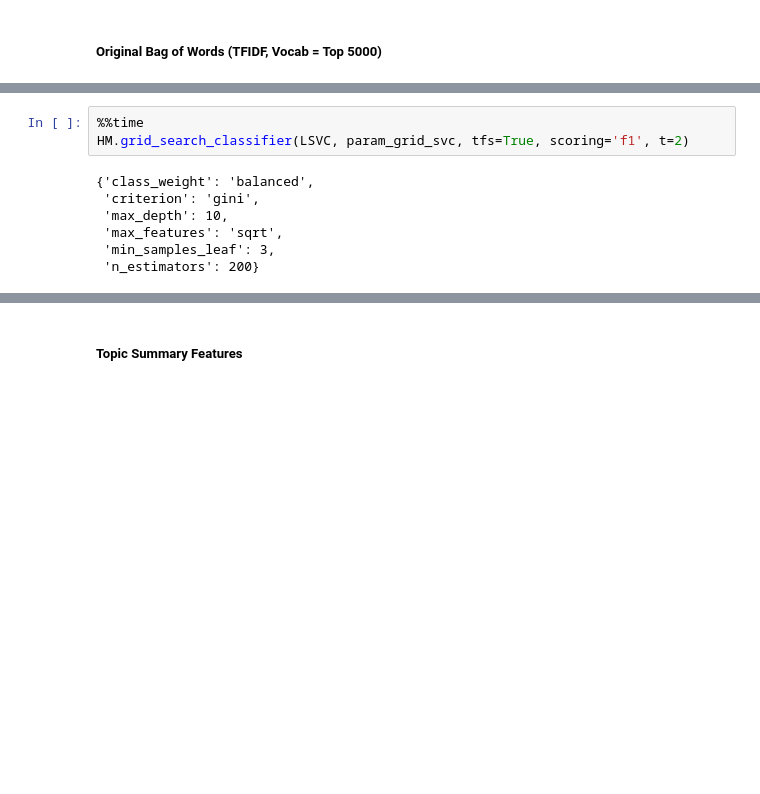
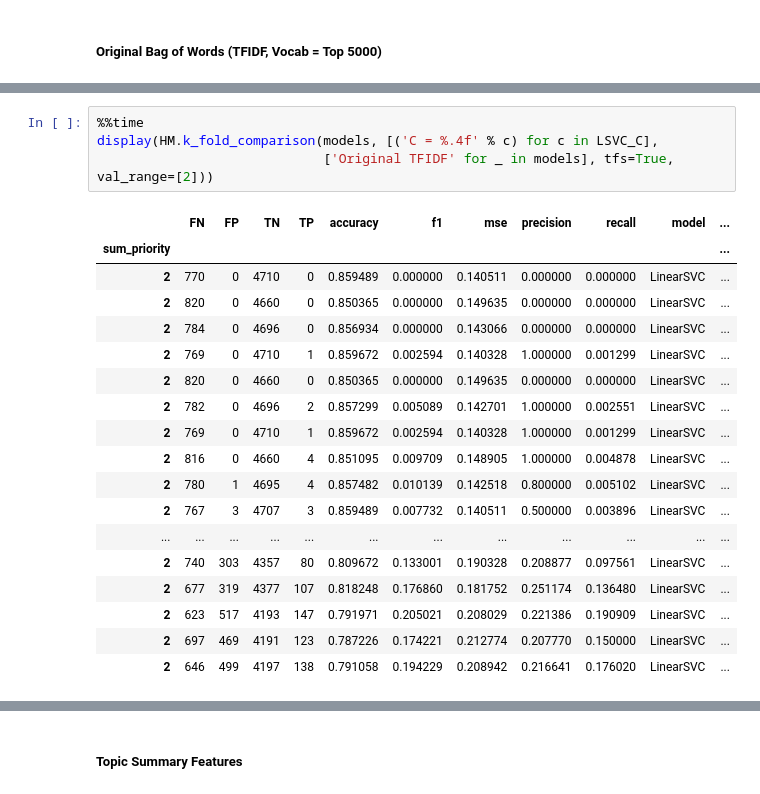
Before and after one commit to tbackes/yelp-health, a Jupyter notebook: code/yelp-model-exploration.ipynb, the cells around one changed output, grey strips where cells are left out. Drawn from its saved outputs; the diff is of its cells as text; blank space fills up the shorter version.

```diff
--- a/code/yelp-model-exploration.ipynb
+++ b/code/yelp-model-exploration.ipynb
@@ -594,10 +657,23 @@ HM.grid_search_classifier(LSVC, param_grid_svc, tfs=True, scoring='precision', t
-# %%
-%%time
-HM.grid_search_classifier(LSVC, param_grid_svc, tfs=True, scoring='f1', t=2)
-# %% [output]
-{'class_weight': 'balanced',
- 'criterion': 'gini',
- 'max_depth': 10,
- 'max_features': 'sqrt',
- 'min_samples_leaf': 3,
- 'n_estimators': 200}
+# %%
+%%time
+display(HM.k_fold_comparison(models, [('C = %.4f' % c) for c in LSVC_C],
+                             ['Original TFIDF' for _ in models], tfs=True, val_range=[2]))
+# %% [output]
+|  | FN | FP | TN | TP | accuracy | f1 | mse | precision | recall | model | ... |
+| sum_priority |  |  |  |  |  |  |  |  |  |  | ... |
+| 2 | 770 | 0 | 4710 | 0 | 0.859489 | 0.000000 | 0.140511 | 0.000000 | 0.000000 | LinearSVC | ... |
+| 2 | 820 | 0 | 4660 | 0 | 0.850365 | 0.000000 | 0.149635 | 0.000000 | 0.000000 | LinearSVC | ... |
+| 2 | 784 | 0 | 4696 | 0 | 0.856934 | 0.000000 | 0.143066 | 0.000000 | 0.000000 | LinearSVC | ... |
+| 2 | 769 | 0 | 4710 | 1 | 0.859672 | 0.002594 | 0.140328 | 1.000000 | 0.001299 | LinearSVC | ... |
+| 2 | 820 | 0 | 4660 | 0 | 0.850365 | 0.000000 | 0.149635 | 0.000000 | 0.000000 | LinearSVC | ... |
+| 2 | 782 | 0 | 4696 | 2 | 0.857299 | 0.005089 | 0.142701 | 1.000000 | 0.002551 | LinearSVC | ... |
+| 2 | 769 | 0 | 4710 | 1 | 0.859672 | 0.002594 | 0.140328 | 1.000000 | 0.001299 | LinearSVC | ... |
+| 2 | 816 | 0 | 4660 | 4 | 0.851095 | 0.009709 | 0.148905 | 1.000000 | 0.004878 | LinearSVC | ... |
+| 2 | 780 | 1 | 4695 | 4 | 0.857482 | 0.010139 | 0.142518 | 0.800000 | 0.005102 | LinearSVC | ... |
+| 2 | 767 | 3 | 4707 | 3 | 0.859489 | 0.007732 | 0.140511 | 0.500000 | 0.003896 | LinearSVC | ... |
+| ... | ... | ... | ... | ... | ... | ... | ... | ... | ... | ... | ... |
+| 2 | 740 | 303 | 4357 | 80 | 0.809672 | 0.133001 | 0.190328 | 0.208877 | 0.097561 | LinearSVC | ... |
+| 2 | 677 | 319 | 4377 | 107 | 0.818248 | 0.176860 | 0.181752 | 0.251174 | 0.136480 | LinearSVC | ... |
+| 2 | 623 | 517 | 4193 | 147 | 0.791971 | 0.205021 | 0.208029 | 0.221386 | 0.190909 | LinearSVC | ... |
+| 2 | 697 | 469 | 4191 | 123 | 0.787226 | 0.174221 | 0.212774 | 0.207770 | 0.150000 | LinearSVC | ... |
+| 2 | 646 | 499 | 4197 | 138 | 0.791058 | 0.194229 | 0.208942 | 0.216641 | 0.176020 | LinearSVC | ... |
```
Also changed, not shown: parts of 62 cells of this notebook, 1 other file.
